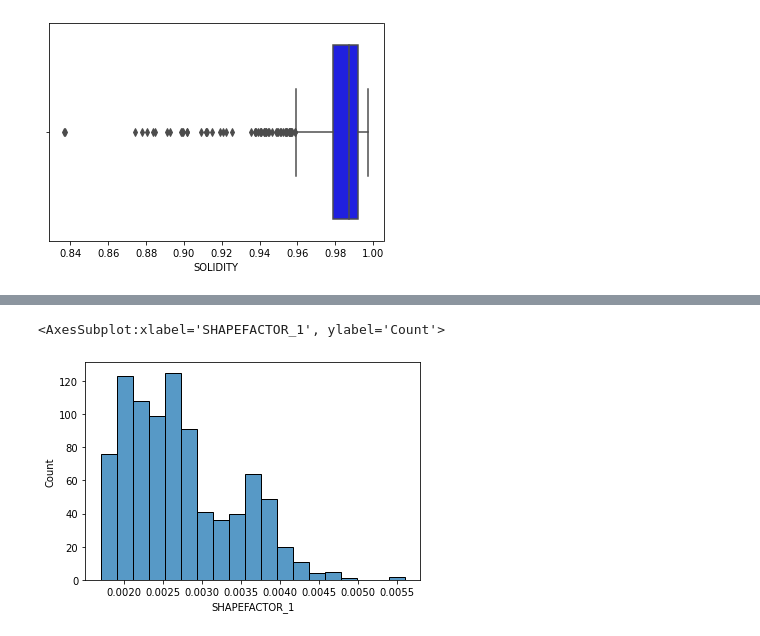
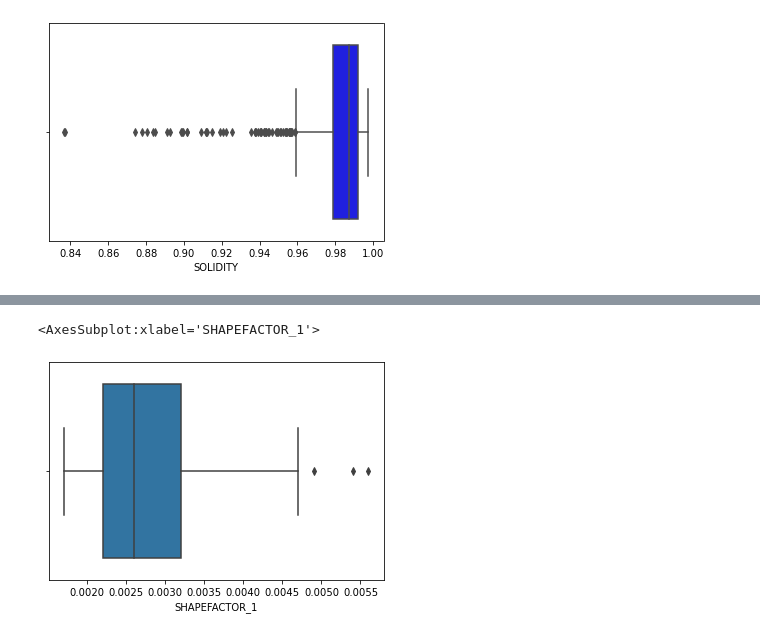
Before and after one commit to agusHendra67/Date_Fruit, a Jupyter notebook: Date_Frit.ipynb, the cells around one changed output, grey strips where cells are left out. Cells and saved outputs as stored; diff of their text form; code cells hidden in the pictures.

```diff
--- a/Date_Frit.ipynb
+++ b/Date_Frit.ipynb
@@ -51,3 +51,12 @@ sns.boxplot(df['SOLIDITY'], color="blue")
 # %% [output]
 <AxesSubplot:xlabel='SOLIDITY'>
 [figure]
+# %%
+#######Remove Outliers
+# IQR Method to remove outliers
+q1, q3 = np.percentile(df['SOLIDITY'], [25, 75])
+iqr = q3 - q1
+lower_bound = q1 - (1.5 * iqr)
+upper_bound = q3 + (1.5 * iqr)
+
+df = df[(df['SOLIDITY'] > lower_bound) & (df['SOLIDITY'] < upper_bound)]
@@ -62,3 +70,3 @@ Name: SOLIDITY, dtype: float64
 # %%
-df = df.loc[df['SOLIDITY']>=0.85]
-sns.histplot(df['SOLIDITY'])
+# df = df.loc[df['SOLIDITY']>=0.85]
+# sns.histplot(df['SOLIDITY'])
@@ -92,3 +91,12 @@ sns.histplot(df['COMPACTNESS'])
+# %%
+#Remove Outliers ROUNDNESS
+# IQR Method to remove outliers
+q1, q3 = np.percentile(df['ROUNDNESS'], [25, 75])
+iqr = q3 - q1
+lower_bound = q1 - (1.5 * iqr)
+upper_bound = q3 + (1.5 * iqr)
+
+df = df[(df['ROUNDNESS'] > lower_bound) & (df['ROUNDNESS'] < upper_bound)]
 # %%
 # df_copy = df.copy()
 # df_copy['SHAPEFACTOR_1'] = df_copy['SHAPEFACTOR_1']*100   #------> Masukkan ke data preprocessing
@@ -99,6 +104,6 @@ sns.histplot(df['COMPACTNESS'])
 # %%
 #SHAPEFACTOR1
-sns.histplot(df['SHAPEFACTOR_1'])
+sns.boxplot(df['SHAPEFACTOR_1'])
 # %% [output]
-<AxesSubplot:xlabel='SHAPEFACTOR_1', ylabel='Count'>
+<AxesSubplot:xlabel='SHAPEFACTOR_1'>
-[figure, old version]
+[figure, new version]
```
Also changed, not shown: parts of 48 cells of this notebook.
